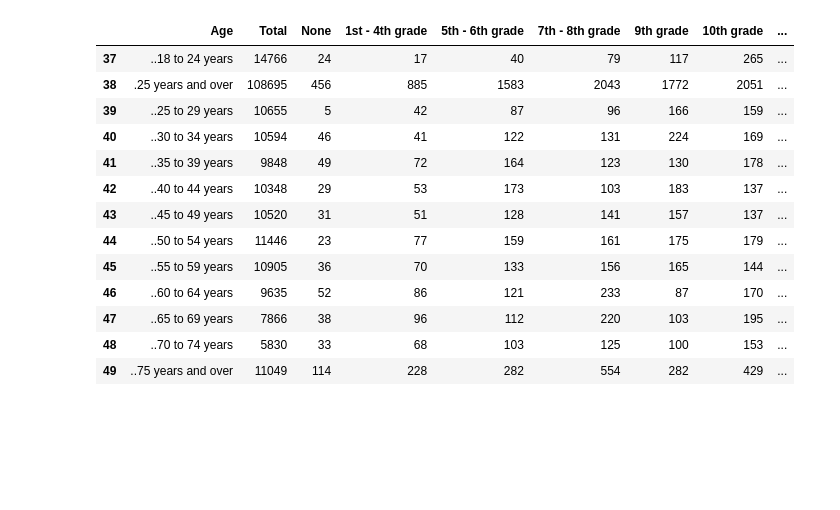
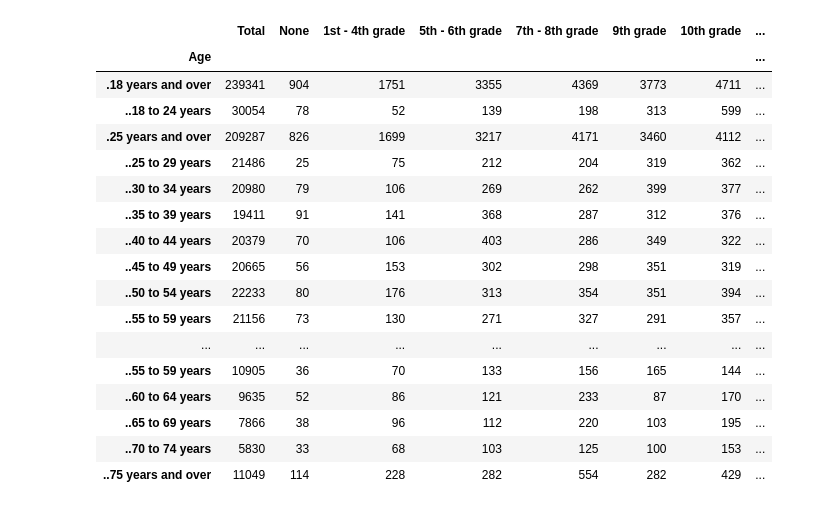
Before and after one commit to anders1216/Final_Project, a Jupyter notebook: Final_Comp_Project/experiment/results2.0/Final_ProjDF2.ipynb, the cells around one changed output. Cells and saved outputs as stored; diff of their text form; code cells hidden in the pictures; blank space fills up the shorter version.

```diff
--- a/Final_Comp_Project/experiment/results2.0/Final_ProjDF2.ipynb
+++ b/Final_Comp_Project/experiment/results2.0/Final_ProjDF2.ipynb
@@ -37,3 +17,28 @@ Age_df2
+# %%
+Age_df.index = Age_df.Age
+# %%
+Age_df = Age_df.drop('Age', 1)
+# %%
+Age_df
+# %% [output]
+|  | Total | None | 1st - 4th grade | 5th - 6th grade | 7th - 8th grade | 9th grade | 10th grade | ... |
+| Age |  |  |  |  |  |  |  | ... |
+| .18 years and over | 239341 | 904 | 1751 | 3355 | 4369 | 3773 | 4711 | ... |
+| ..18 to 24 years | 30054 | 78 | 52 | 139 | 198 | 313 | 599 | ... |
+| .25 years and over | 209287 | 826 | 1699 | 3217 | 4171 | 3460 | 4112 | ... |
+| ..25 to 29 years | 21486 | 25 | 75 | 212 | 204 | 319 | 362 | ... |
+| ..30 to 34 years | 20980 | 79 | 106 | 269 | 262 | 399 | 377 | ... |
+| ..35 to 39 years | 19411 | 91 | 141 | 368 | 287 | 312 | 376 | ... |
+| ..40 to 44 years | 20379 | 70 | 106 | 403 | 286 | 349 | 322 | ... |
+| ..45 to 49 years | 20665 | 56 | 153 | 302 | 298 | 351 | 319 | ... |
+| ..50 to 54 years | 22233 | 80 | 176 | 313 | 354 | 351 | 394 | ... |
+| ..55 to 59 years | 21156 | 73 | 130 | 271 | 327 | 291 | 357 | ... |
+| ... | ... | ... | ... | ... | ... | ... | ... | ... |
+| ..55 to 59 years | 10905 | 36 | 70 | 133 | 156 | 165 | 144 | ... |
+| ..60 to 64 years | 9635 | 52 | 86 | 121 | 233 | 87 | 170 | ... |
+| ..65 to 69 years | 7866 | 38 | 96 | 112 | 220 | 103 | 195 | ... |
+| ..70 to 74 years | 5830 | 33 | 68 | 103 | 125 | 100 | 153 | ... |
+| ..75 years and over | 11049 | 114 | 228 | 282 | 554 | 282 | 429 | ... |
 # %%
 #Munging data so subsets of data are seperated
 M_Age_df = Age_df[15:29]
@@ -43,21 +48,6 @@ W_Age_df = Age_df[31:50]
 T_Age_df = Age_df[0:14]
 # %%
 W_Age_df
-# %% [output]
-|  | Age | Total | None | 1st - 4th grade | 5th - 6th grade | 7th - 8th grade | 9th grade | 10th grade | ... |
-| 37 | ..18 to 24 years | 14766 | 24 | 17 | 40 | 79 | 117 | 265 | ... |
-| 38 | .25 years and over | 108695 | 456 | 885 | 1583 | 2043 | 1772 | 2051 | ... |
-| 39 | ..25 to 29 years | 10655 | 5 | 42 | 87 | 96 | 166 | 159 | ... |
-| 40 | ..30 to 34 years | 10594 | 46 | 41 | 122 | 131 | 224 | 169 | ... |
-| 41 | ..35 to 39 years | 9848 | 49 | 72 | 164 | 123 | 130 | 178 | ... |
-| 42 | ..40 to 44 years | 10348 | 29 | 53 | 173 | 103 | 183 | 137 | ... |
-| 43 | ..45 to 49 years | 10520 | 31 | 51 | 128 | 141 | 157 | 137 | ... |
-| 44 | ..50 to 54 years | 11446 | 23 | 77 | 159 | 161 | 175 | 179 | ... |
-| 45 | ..55 to 59 years | 10905 | 36 | 70 | 133 | 156 | 165 | 144 | ... |
-| 46 | ..60 to 64 years | 9635 | 52 | 86 | 121 | 233 | 87 | 170 | ... |
-| 47 | ..65 to 69 years | 7866 | 38 | 96 | 112 | 220 | 103 | 195 | ... |
-| 48 | ..70 to 74 years | 5830 | 33 | 68 | 103 | 125 | 100 | 153 | ... |
-| 49 | ..75 years and over | 11049 | 114 | 228 | 282 | 554 | 282 | 429 | ... |
 # %%
 #Here im ploting the munged data
 W_Age_Plot = W_Age_df.plot(kind='bar')
```
Also changed, not shown: parts of 5 cells of this notebook, 1 other file.
